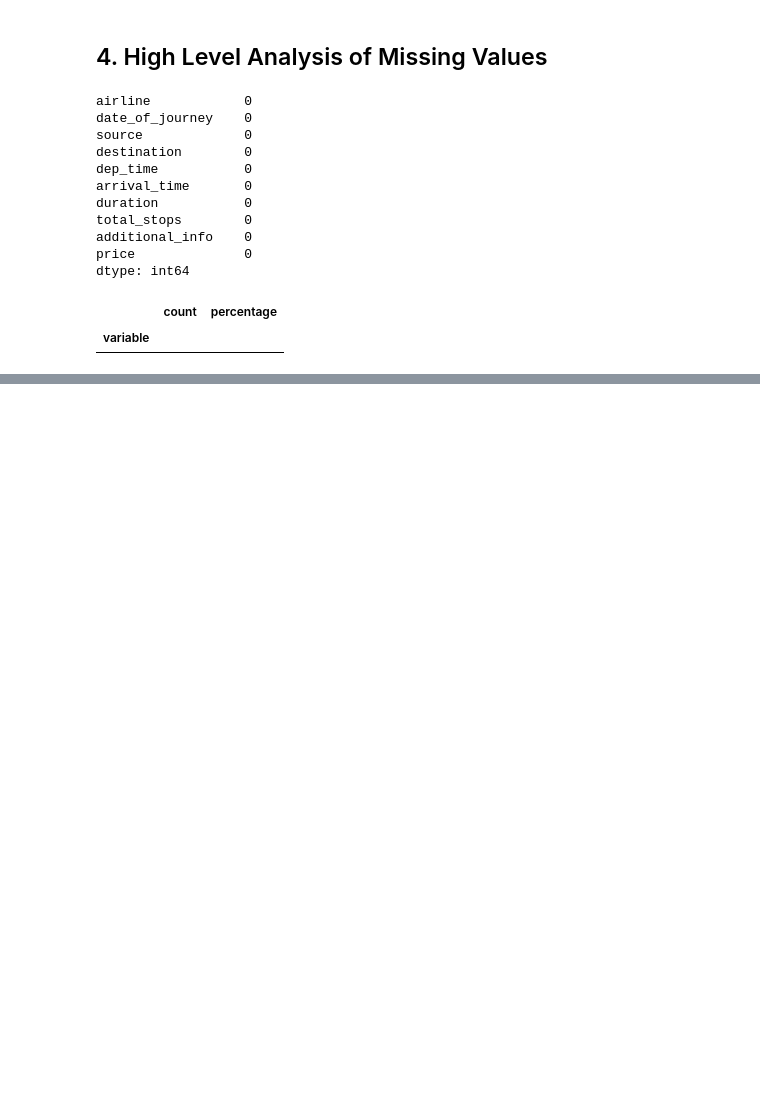
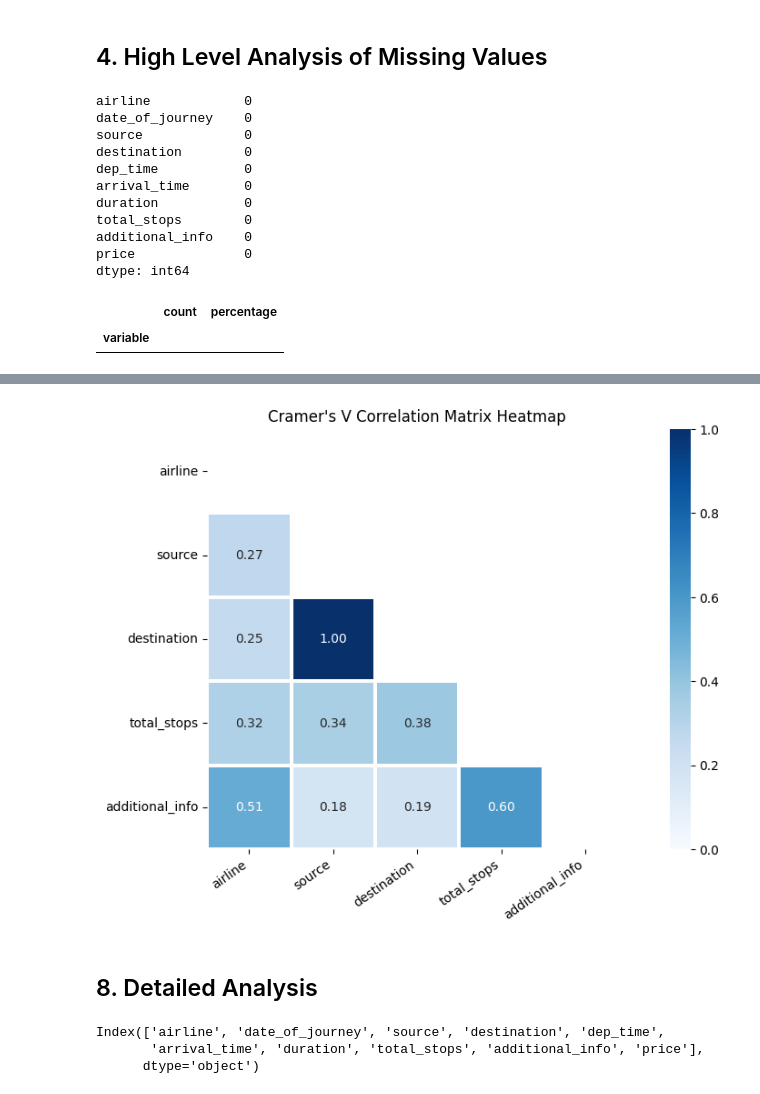
Before and after one commit to ninja03jod/SageMaker_Flight_Price_Prediction, a Jupyter notebook: Notebooks/EDA.ipynb, the cells around one changed output, grey strips where cells are left out. Drawn from its saved outputs; the diff is of its cells as text; code cells hidden in the pictures; blank space fills up the shorter version.

```diff
--- a/Notebooks/EDA.ipynb
+++ b/Notebooks/EDA.ipynb
@@ -222,0 +221,14 @@ eda_helper_functions.cramersV_heatmap(train.assign(
+# %%
+eda_helper_functions.cramersV_heatmap(train.assign(
+                                        total_stops=train.total_stops.astype('O')
+))
+# %% [output]
+[figure, added]
+# %% [markdown]
+## 8. Detailed Analysis
+# %%
+train.columns
+# %% [output]
+Index(['airline', 'date_of_journey', 'source', 'destination', 'dep_time',
+       'arrival_time', 'duration', 'total_stops', 'additional_info', 'price'],
+      dtype='object')
```
Also changed, not shown: parts of 79 cells of this notebook, 10 other files.
